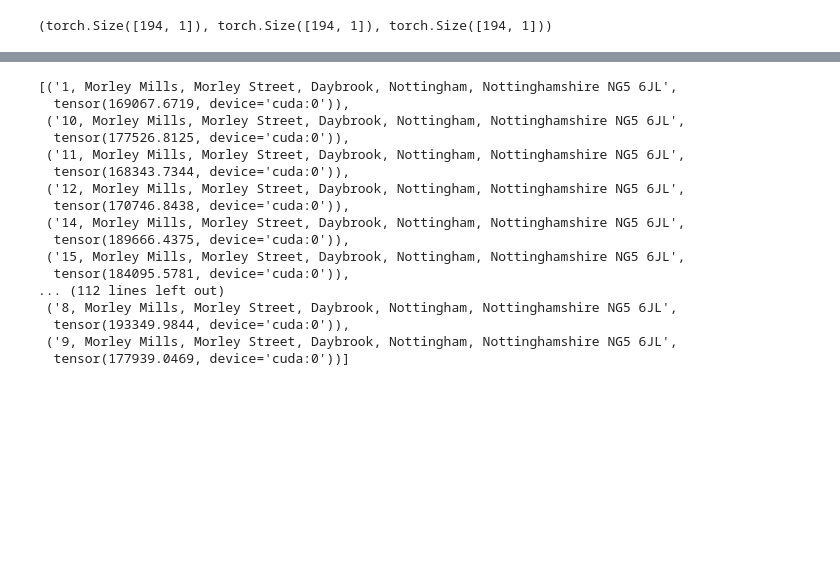
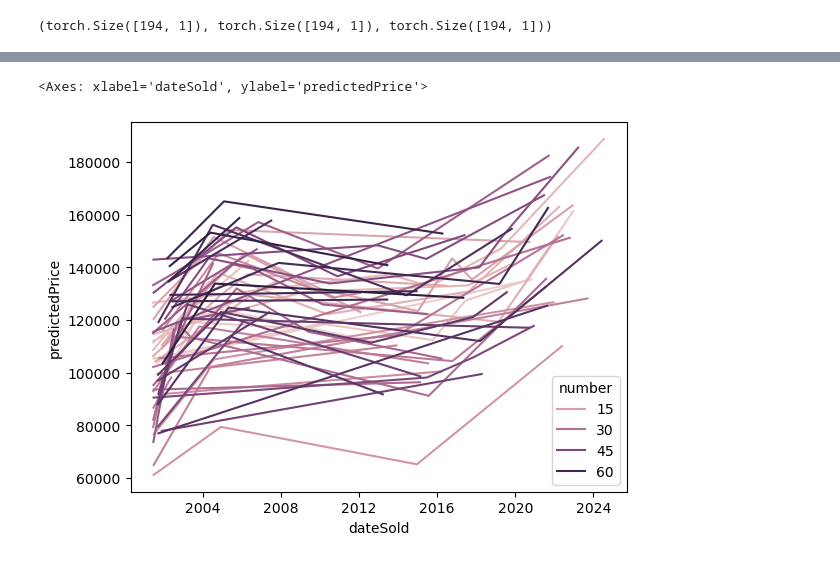
Before and after one commit to warner121/housepricing, a Jupyter notebook: morley_mills/morley_mills_lstm.ipynb, the cells around one changed output, grey strips where cells are left out. Cells and saved outputs as stored; diff of their text form; code cells hidden in the pictures; blank space fills up the shorter version.

```diff
--- a/morley_mills/morley_mills_lstm.ipynb
+++ b/morley_mills/morley_mills_lstm.ipynb
@@ -156,23 +203,6 @@ sns.scatterplot(data=df_plot, x='numericPrice', y='predPrice', hue='daysSince',
-# %%
-[(address, (model(
-    torch.cat([address_tensor, torch.tensor([[address_to_idx[address]]]).to('cuda:0')]),
-    (torch.tensor([df.numericPrice.tolist()], dtype=torch.float32).T.to('cuda:0') - price_mean) / price_std
-)[-1].item() * price_std) + price_mean) for address in address_to_idx]
-# %% [output]
-[('1, Morley Mills, Morley Street, Daybrook, Nottingham, Nottinghamshire NG5 6JL',
-  tensor(169067.6719, device='cuda:0')),
- ('10, Morley Mills, Morley Street, Daybrook, Nottingham, Nottinghamshire NG5 6JL',
-  tensor(177526.8125, device='cuda:0')),
- ('11, Morley Mills, Morley Street, Daybrook, Nottingham, Nottinghamshire NG5 6JL',
-  tensor(168343.7344, device='cuda:0')),
- ('12, Morley Mills, Morley Street, Daybrook, Nottingham, Nottinghamshire NG5 6JL',
-  tensor(170746.8438, device='cuda:0')),
- ('14, Morley Mills, Morley Street, Daybrook, Nottingham, Nottinghamshire NG5 6JL',
-  tensor(189666.4375, device='cuda:0')),
- ('15, Morley Mills, Morley Street, Daybrook, Nottingham, Nottinghamshire NG5 6JL',
-  tensor(184095.5781, device='cuda:0')),
-... (112 lines left out)
- ('8, Morley Mills, Morley Street, Daybrook, Nottingham, Nottinghamshire NG5 6JL',
-  tensor(193349.9844, device='cuda:0')),
- ('9, Morley Mills, Morley Street, Daybrook, Nottingham, Nottinghamshire NG5 6JL',
-  tensor(177939.0469, device='cuda:0'))]
+# %%
+# line plot showing predicted sale prices over time
+sns.lineplot(data=df_plot, x='dateSold', y='predictedPrice', hue='number')
+# %% [output]
+<Axes: xlabel='dateSold', ylabel='predictedPrice'>
+[figure, new version]
```
Also changed, not shown: parts of 37 cells of this notebook, 3 other files.
